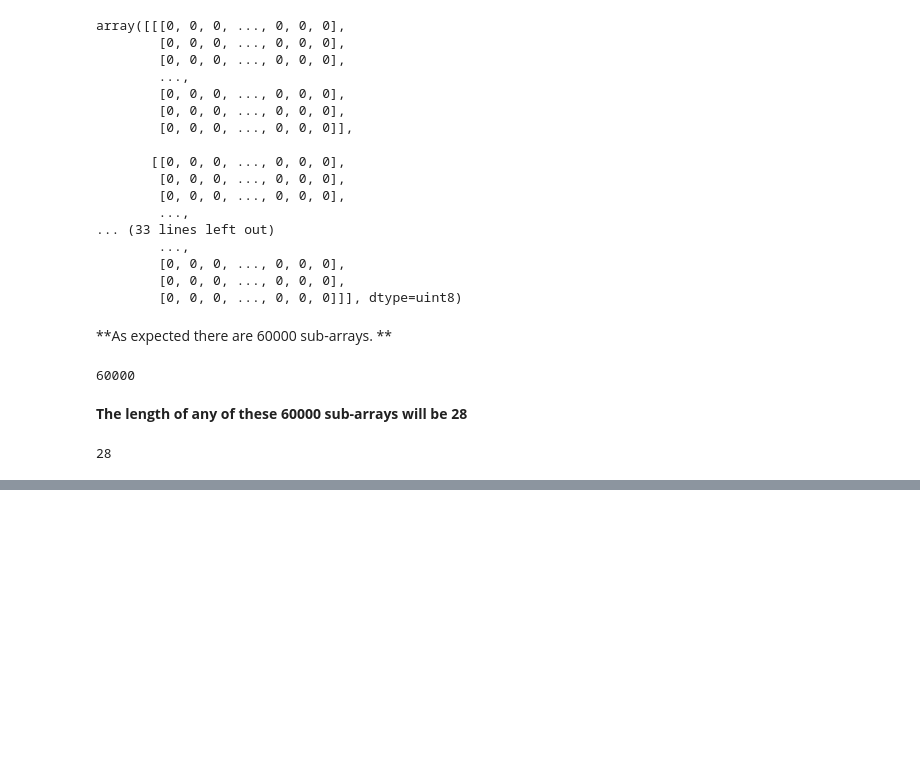
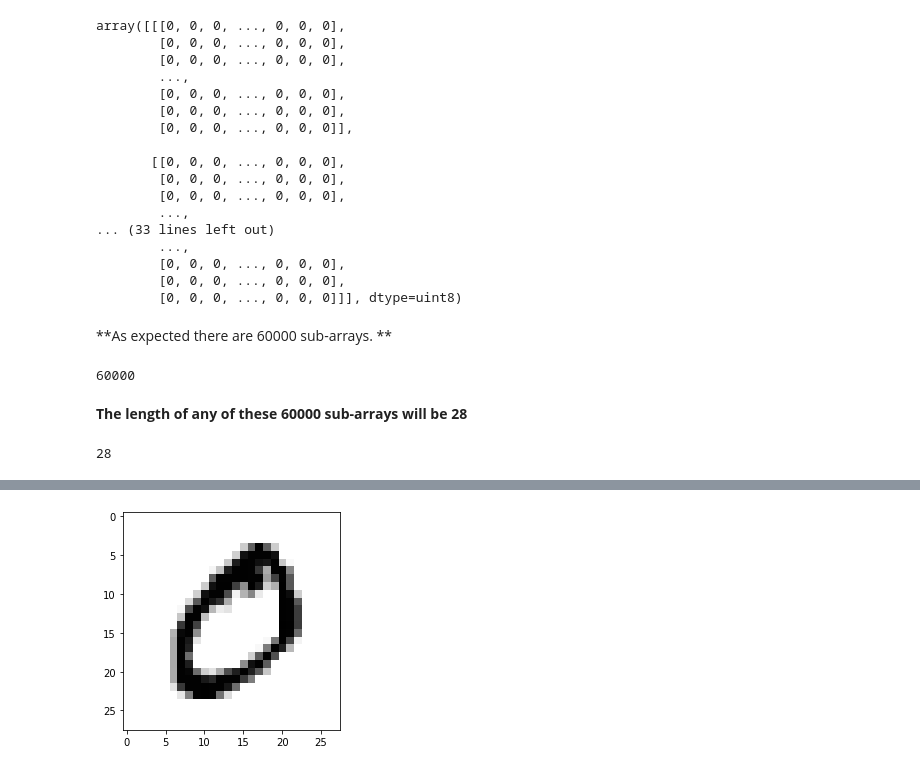
Before and after one commit to dwivedys/Python_Programs, a Jupyter notebook: NumpyArraysContd.ipynb, the cells around one changed output, grey strips where cells are left out. Cells and saved outputs as stored; diff of their text form; code cells hidden in the pictures; blank space fills up the shorter version.

```diff
--- a/NumpyArraysContd.ipynb
+++ b/NumpyArraysContd.ipynb
@@ -180,0 +216,7 @@ len(train_images[:,0:,][0])
+# %%
+digit = train_images[1]
+import matplotlib.pyplot as plt
+plt.imshow(digit, cmap=plt.cm.binary)
+plt.show()
+# %% [output]
+[figure, added]
```
Also changed, not shown: parts of 13 cells of this notebook.
